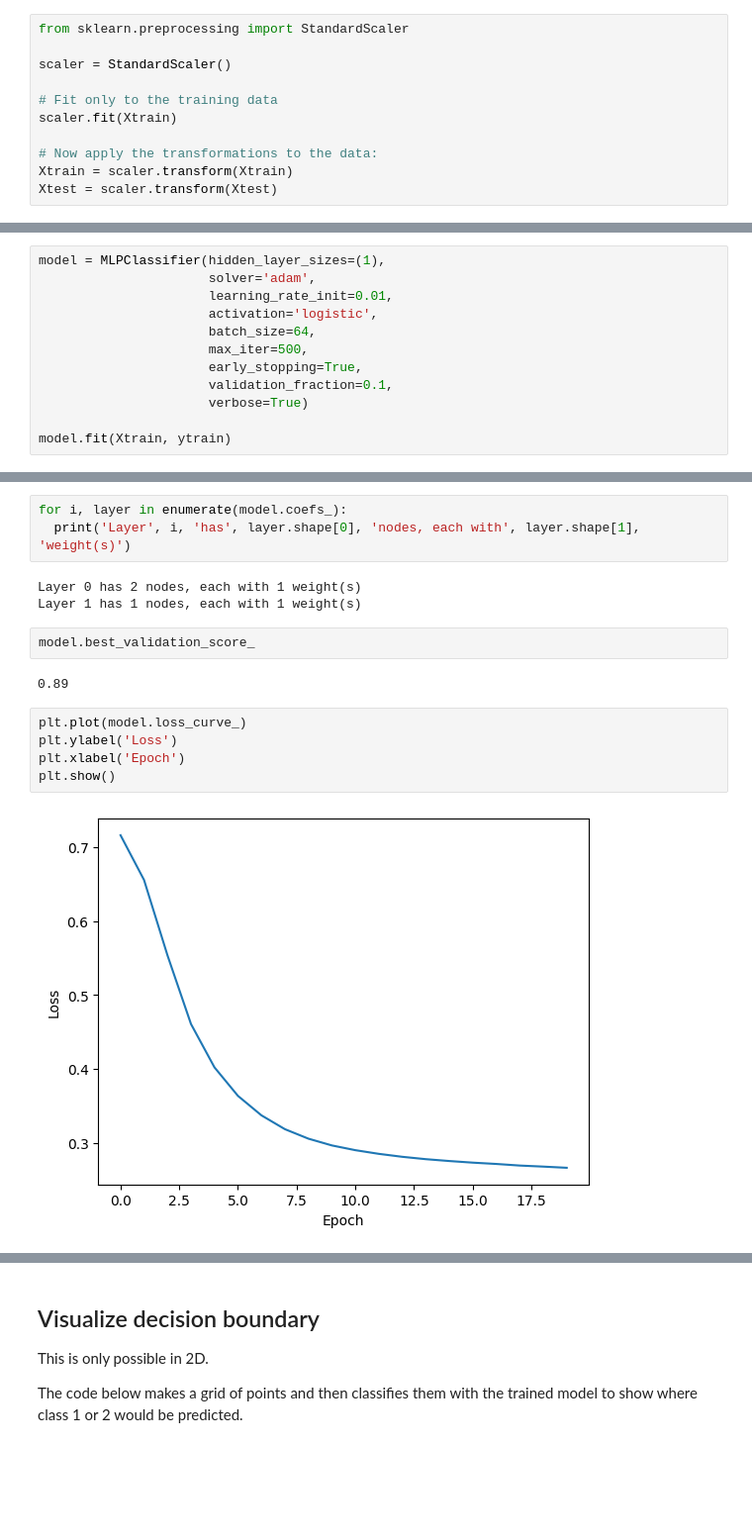
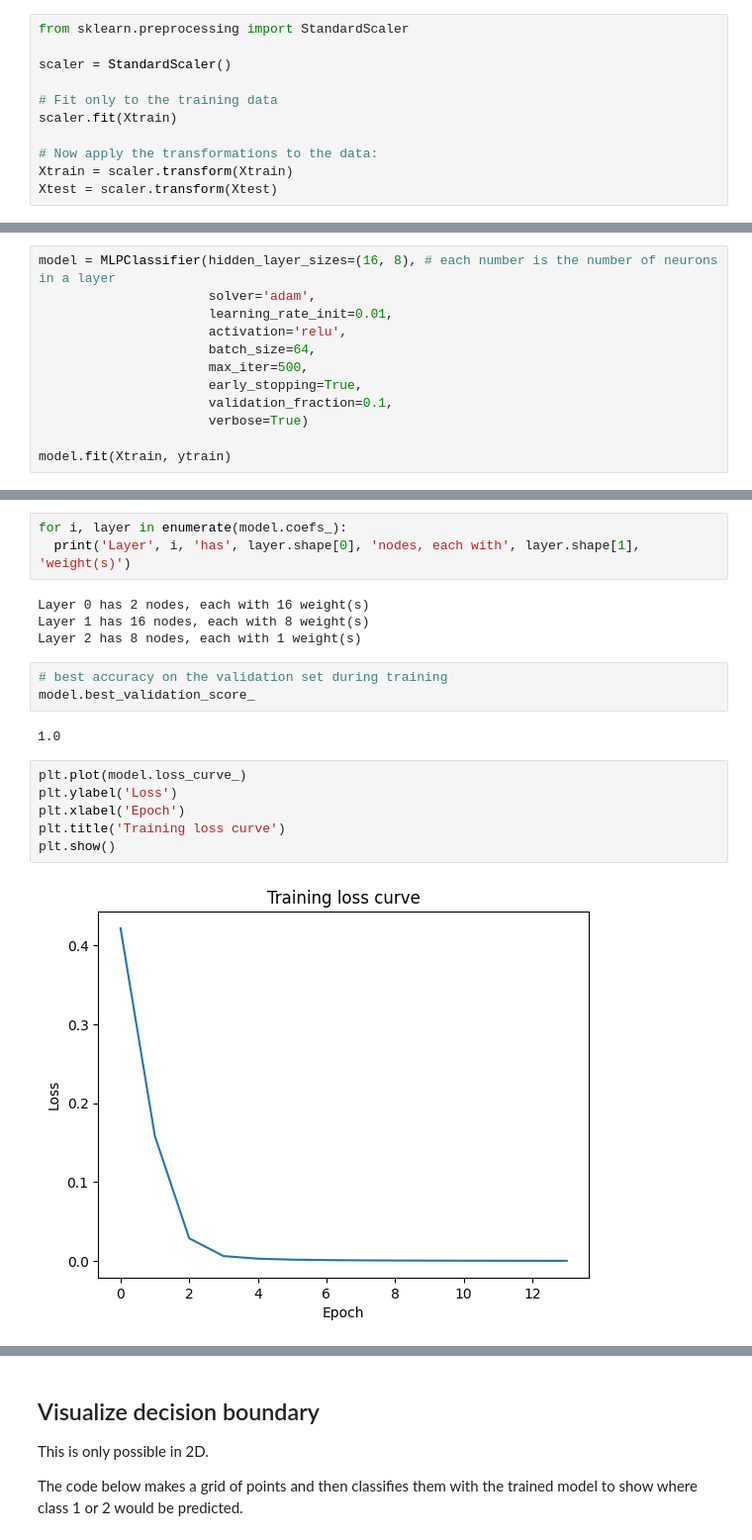
Before and after one commit to scottspurlock/csc4422-s2025, a Jupyter notebook: demos/day21_ann_demo.ipynb, the cells around one changed output, grey strips where cells are left out. Shown: that part at 99% size. Drawn from its saved outputs; the diff is of its cells as text; blank space fills up the shorter version.

```diff
--- a/demos/day21_ann_demo.ipynb
+++ b/demos/day21_ann_demo.ipynb
@@ -64,8 +71,8 @@ Scikit Learn calls this a Multi-layer Perceptron (MLP). The original name for a
 # %%
-model = MLPClassifier(hidden_layer_sizes=(1),
+model = MLPClassifier(hidden_layer_sizes=(16, 8), # each number is the number of neurons in a layer
                       solver='adam',
                       learning_rate_init=0.01,
-                      activation='logistic',
+                      activation='relu',
                       batch_size=64,
                       max_iter=500,
                       early_stopping=True,
@@ -100,16 +109,19 @@ MLPClassifier(activation='logistic', batch_size=64, early_stopping=True,
 for i, layer in enumerate(model.coefs_):
   print('Layer', i, 'has', layer.shape[0], 'nodes, each with', layer.shape[1], 'weight(s)')
 # %% [output]
-Layer 0 has 2 nodes, each with 1 weight(s)
-Layer 1 has 1 nodes, each with 1 weight(s)
+Layer 0 has 2 nodes, each with 16 weight(s)
+Layer 1 has 16 nodes, each with 8 weight(s)
+Layer 2 has 8 nodes, each with 1 weight(s)
-# %%
-model.best_validation_score_
-# %% [output]
-0.89
+# %%
+# best accuracy on the validation set during training
+model.best_validation_score_
+# %% [output]
+1.0
 # %%
 plt.plot(model.loss_curve_)
 plt.ylabel('Loss')
 plt.xlabel('Epoch')
+plt.title('Training loss curve')
 plt.show()
 # %% [output]
-[figure, old version]
+[figure, new version]
```
Also changed, not shown: parts of 11 cells of this notebook.
